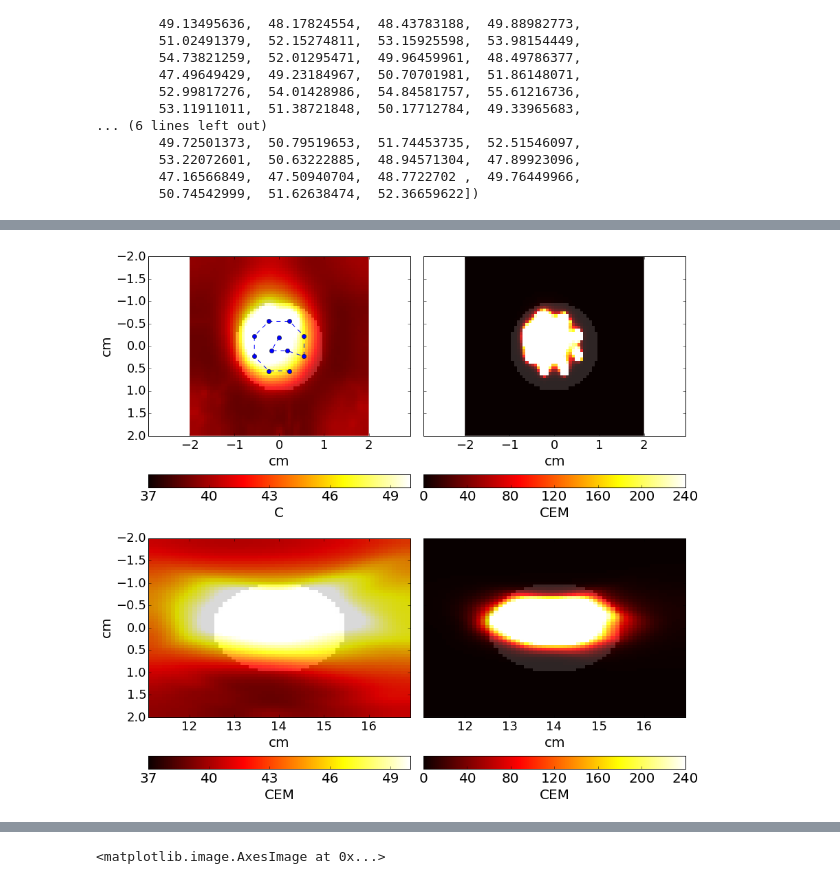
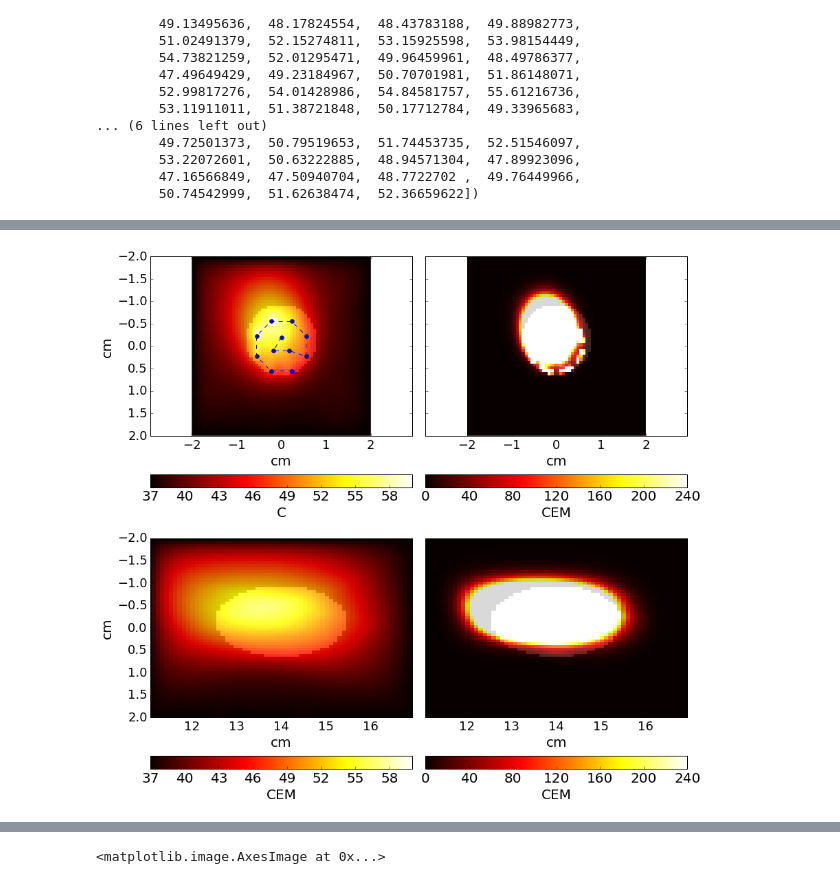
Before and after one commit to vlchaplin/fus_thermalmodelling, a Jupyter notebook: TrajectoryCompare.ipynb, the cells around one changed output, grey strips where cells are left out. Cells and saved outputs as stored; diff of their text form; code cells hidden in the pictures.

Commit message:
Animation and temporal interpolation

```diff
--- a/TrajectoryCompare.ipynb
+++ b/TrajectoryCompare.ipynb
@@ -112,10 +112,7 @@ yi=floor(ny/2)
 zsliceMask[:,:,focplaneZpix]=True
 axsliceMask[:,yi,:]=True
 
-ROION=   geom.roiGen([[0,0,0.14]], lambda x,y,z: geom.inEllipse(x,y,z, 0.01, 0.01,0.015),gxp,gyp,gzp)
-ROIEXTRA=geom.roiGen([[0,0,0.14]], lambda x,y,z: geom.inEllipse(x,y,z,0.01,0.01,0.04),gxp,gyp,gzp )
+
+ROION=   geom.roiGen([[-0.0015,0.0, 0.14]], lambda x,y,z: geom.inEllipse(x,y,z, 0.008, 0.008,0.015),gxp,gyp,gzp)
+ROIEXTRA=geom.roiGen([[-0.0015,0., 0.14]], lambda x,y,z: geom.inEllipse(x,y,z,0.01,0.01,0.04),gxp,gyp,gzp )
 ROIOFF = np.logical_and( ROIEXTRA, np.logical_not(ROION))
-# %%
-ROION=   geom.roiGen([[0,0,0.14]], lambda x,y,z: geom.inEllipse(x,y,z, 0.01, 0.01,0.015),gxp,gyp,gzp)
-ROIEXTRA=geom.roiGen([[0,0,0.14]], lambda x,y,z: geom.inEllipse(x,y,z,0.01,0.01,0.04),gxp,gyp,gzp )
-ROIOFF = np.logical_and( ROIEXTRA, np.logical_not(ROION))
@@ -472,50 +563,50 @@ tp1=np.where(interpTimes[1:]>=passTime)[0][0]
 # %%
-tempStack=interpTempFocPlane0
-tempAxialStack=interpTempAxial0
-cemStack=interpCEMFocPlane0
-cemAxialStack=interpCEMFocAxial0
+tempStack=interpTempFocPlane
+tempAxialStack=interpTempAxial
+cemStack=interpCEMFocPlane
+cemAxialStack=interpCEMFocAxial
 extXY = 100*np.array( [yrp[0],yrp[-1],xrp[-1],xrp[0]] )
 extZX = 100*np.array( [zrp[0],zrp[-1],xrp[-1],xrp[0]] )
 
 fig,axTable=plt.subplots(nrows=2,ncols=2,sharey=True,sharex=False,squeeze=False,gridspec_kw=dict(wspace=0.05,hspace=0.1), figsize=(14,14))
 
-ti=tp1
+
 ti=-1
 
 ax=axTable[0,0]
-im=ax.imshow(tempStack[ti,:,:], vmin=37.0, vmax=50.0,cmap=image.cm.hot,interpolation='none', extent=extXY)
+im=ax.imshow(tempStack[ti,:,:], vmin=T0, vmax=60.0,cmap=image.cm.hot,interpolation='none', extent=extXY)
 ax.imshow( ROION[:,:,focplaneZpix] , extent=extXY, vmin=0,vmax=1,cmap=image.cm.gray,alpha=0.15, interpolation='none')
 ax.plot(coords[:,1] /10,coords[:,0]/10,'--o')
 cb=plt.colorbar(orientation='horizontal',mappable=im,ax=ax, ticks = np.arange( *(im.get_clim() +(3,)) ) )
 cb.set_label('C',fontsize=20)
 cb.ax.tick_params(labelsize=20)
 ax.set_ylabel('cm', fontsize=20)
 
 ax=axTable[0,1]
 im2=ax.imshow(cemStack[ti,:,:], vmin=0.0, vmax=240.0,cmap=image.cm.hot,interpolation='none', extent=extXY)
 ax.imshow( ROION[:,:,focplaneZpix] , extent=extXY, vmin=0,vmax=1,cmap=image.cm.gray,alpha=0.15, interpolation='none')
 cb=plt.colorbar(orientation='horizontal',mappable=im2,ax=ax,ticks=[0,40,80,120,160,200,240])
 cb.set_label('CEM',fontsize=20)
 cb.ax.tick_params(labelsize=20)
 
 ax=axTable[1,0]
-imT=ax.imshow(tempAxialStack[ti,:,:], vmin=37.0, vmax=50.0, cmap=image.cm.hot,interpolation='none', extent=extZX)
+imT=ax.imshow(tempAxialStack[ti,:,:], vmin=T0, vmax=60.0, cmap=image.cm.hot,interpolation='none', extent=extZX)
 ax.imshow( ROION[:,yi,:] ,vmin=0,vmax=1,cmap=image.cm.gray,alpha=0.15, interpolation='none',  extent=extZX)
 cb=plt.colorbar(orientation='horizontal',mappable=imT, ax=ax, ticks = np.arange( *(im.get_clim() +(3,)) ) )
 cb.set_label('CEM',fontsize=20)
 cb.ax.tick_params(labelsize=20)
 ax.set_ylabel('cm', fontsize=20)
 
 ax=axTable[1,1]
 im3=ax.imshow(cemAxialStack[ti,:,:], vmin=0.0, vmax=240.0,cmap=image.cm.hot,interpolation='none', extent=extZX)
 ax.imshow( ROION[:,yi,:] , extent=extZX, vmin=0,vmax=1,cmap=image.cm.gray,alpha=0.15, interpolation='none')
 cb=plt.colorbar(orientation='horizontal',mappable=im3,ax=ax,ticks=[0,40,80,120,160,200,240])
 cb.set_label('CEM',fontsize=20)
 cb.ax.tick_params(labelsize=20)
 
 for ax in axTable.flatten():
     ax.set_xlabel('cm', fontsize=20)
     ax.tick_params(labelsize=18)
 # %% [output]
-[figure, old version]
+[figure, new version]
 # %%
```
Also changed, not shown: parts of 39 cells of this notebook.
